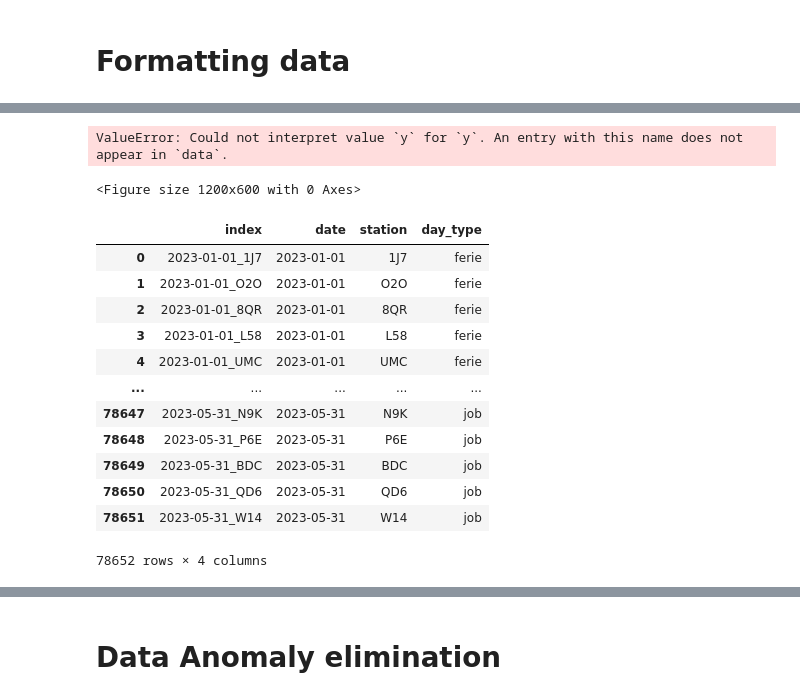
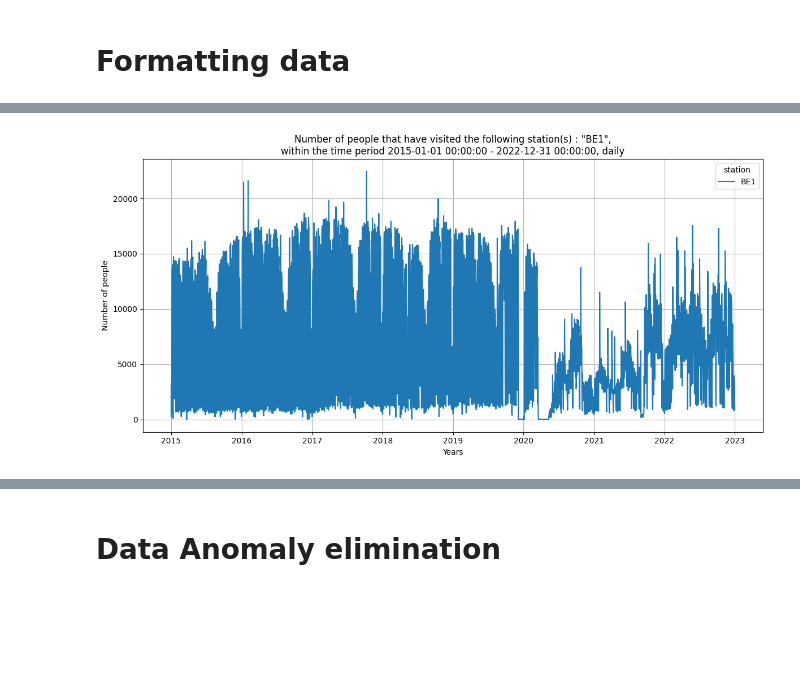
Before and after one commit to mathisemb/challenge_sncf_2024, a Jupyter notebook: utils/DataPreprocessing.ipynb, the cells around one changed output, grey strips where cells are left out. Drawn from its saved outputs; the diff is of its cells as text; code cells hidden in the pictures; blank space fills up the shorter version.

```diff
--- a/utils/DataPreprocessing.ipynb
+++ b/utils/DataPreprocessing.ipynb
@@ -87,5 +52,13 @@ covid_proof_train_data = covid_remover(train_data)
+# %%
+train_data = pd.read_csv('../data/train_data_day_of_week_vierge.csv')
+train_data['date'] = pd.to_datetime(train_data['date'])
+# Add day_types label
+### TO CODE ###
+# Remove covid
+#train_data = covid_remover(train_data)
+# Replicate last year (2022) to 2020.
+#train_data = replicate_one_year(train_data)
 # %%
-display_by_station(covid_proof_train_data, stations=1, display_mode='dates')
+display = display_by_station(train_data, stations=['BE1'], display_mode='dates')
 # %% [output]
-ValueError: Could not interpret value `y` for `y`. An entry with this name does not appear in `data`.
-<Figure size 1200x600 with 0 Axes>
+[figure, added]
@@ -111,17 +64,0 @@ def data_day_typer(data_init: pd.DataFrame):
-# %%
-test_data1= data_day_typer(test_data)
-test_data1
-# %% [output]
-|  | index | date | station | day_type |
-| 0 | 2023-01-01_1J7 | 2023-01-01 | 1J7 | ferie |
-| 1 | 2023-01-01_O2O | 2023-01-01 | O2O | ferie |
-| 2 | 2023-01-01_8QR | 2023-01-01 | 8QR | ferie |
-| 3 | 2023-01-01_L58 | 2023-01-01 | L58 | ferie |
-| 4 | 2023-01-01_UMC | 2023-01-01 | UMC | ferie |
-| ... | ... | ... | ... | ... |
-| 78647 | 2023-05-31_N9K | 2023-05-31 | N9K | job |
-| 78648 | 2023-05-31_P6E | 2023-05-31 | P6E | job |
-| 78649 | 2023-05-31_BDC | 2023-05-31 | BDC | job |
-| 78650 | 2023-05-31_QD6 | 2023-05-31 | QD6 | job |
-| 78651 | 2023-05-31_W14 | 2023-05-31 | W14 | job |
-78652 rows × 4 columns
```
Also changed, not shown: parts of 16 cells of this notebook, 10 other files.
